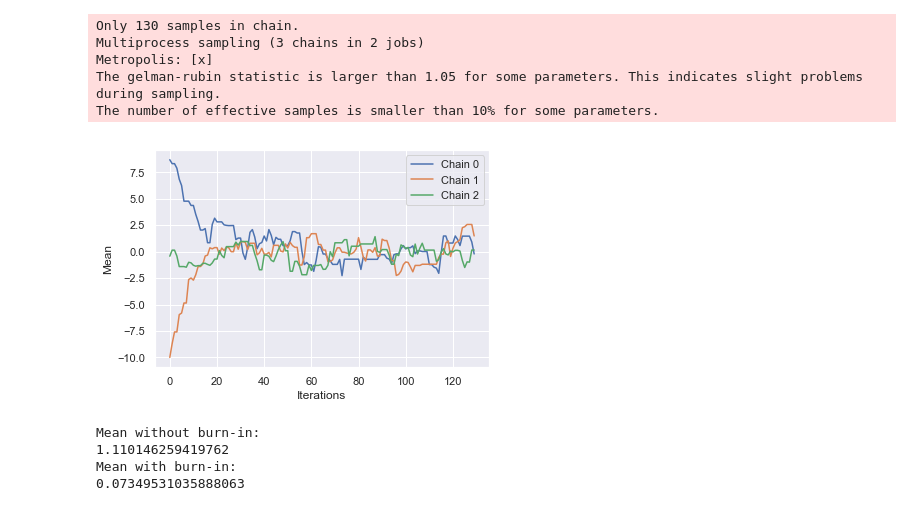
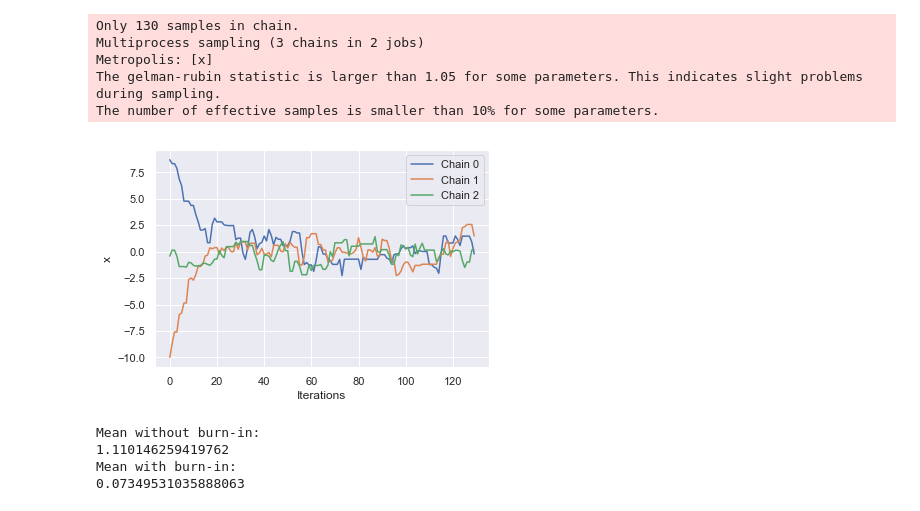
Before and after one commit to csquires/6438-mcmc-case-study, a Jupyter notebook: notebook.ipynb, the cells around one changed output. Cells and saved outputs as stored; diff of their text form; code cells hidden in the pictures.

```diff
--- a/notebook.ipynb
+++ b/notebook.ipynb
@@ -132,13 +132,13 @@ The gelman-rubin statistic is larger than 1.05 for some parameters. This indicat
 The number of effective samples is smaller than 10% for some parameters.
 # %%
 plt.xlabel('Iterations')
-plt.ylabel('Mean')
+plt.ylabel('x')
 plt.plot(s0, label='Chain 0');
 plt.plot(s1, label='Chain 1');
 plt.plot(s2, label='Chain 2');
 plt.legend();
 # %% [output]
-[figure, old version]
+[figure, new version]
 # %%
 print('Mean without burn-in:')
 print(samples.get_values('x', chains=[0])[:nsamples].mean())
```
Also changed, not shown: parts of 2 cells of this notebook.
